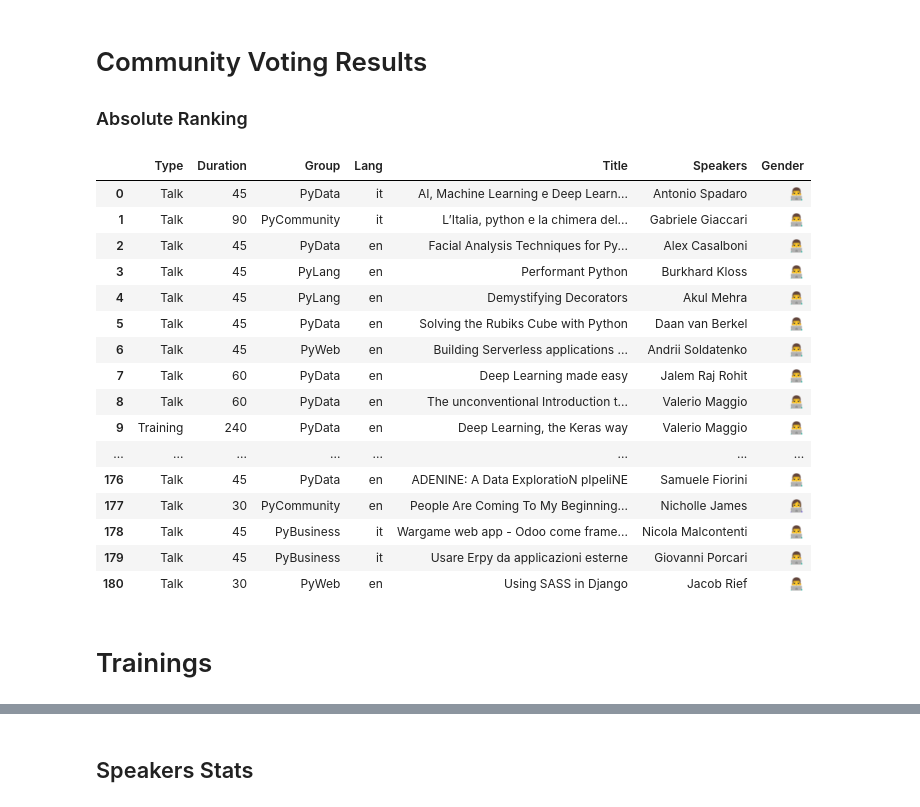
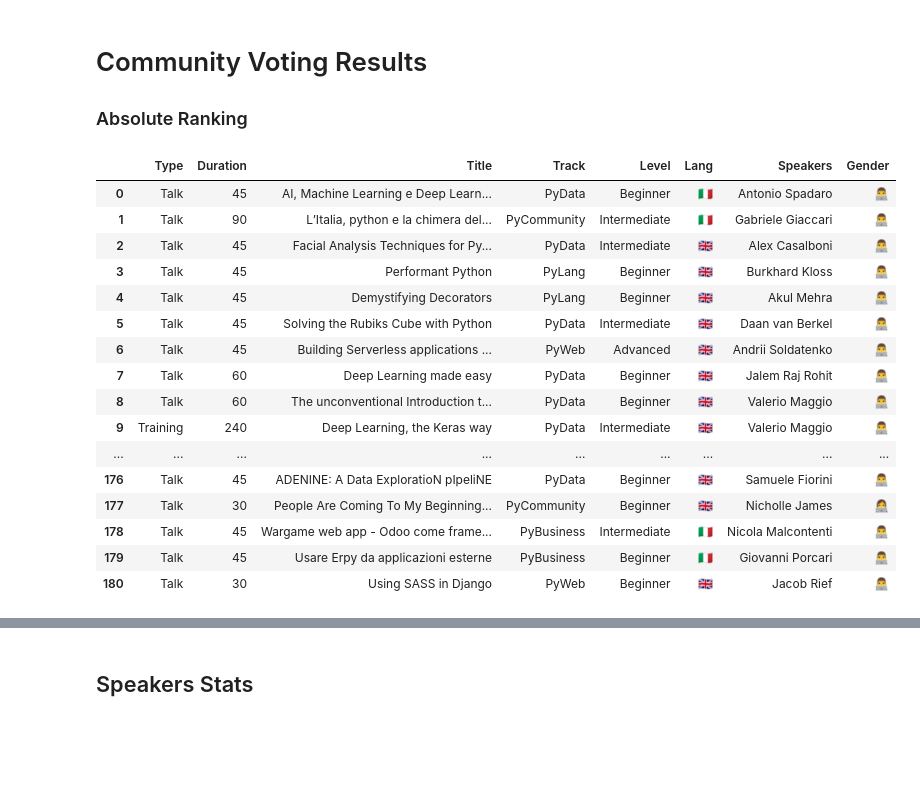
Before and after one commit to leriomaggio/pyconit-community-voting, a Jupyter notebook: Conference Talks Rankings.ipynb, the cells around one changed output, grey strips where cells are left out. Saved outputs shown, nothing was run; the diff lists cells and outputs as text; code cells hidden in the pictures; blank space fills up the shorter version.

Commit message:
News stats + Talk Level added

```diff
--- a/Conference Talks Rankings.ipynb
+++ b/Conference Talks Rankings.ipynb
@@ -12,34 +12,34 @@ import numpy as np
 ### Absolute Ranking
 # %%
 rankings = pd.read_csv('./ranking.txt', sep='~', skiprows=1, header=0)
-
 rankings.drop('TID', axis=1, inplace=True)
 rankings.drop('Idx', axis=1, inplace=True)
 
+union_jack = '\U0001F1EC\U0001F1E7'
+tricolore = '\U0001F1EE\U0001F1F9'
+
 rankings.Gender = rankings.Gender.apply(lambda g: '+'.join('\U0001f469\u200d\U0001f4bb' if l=='female' else '\U0001f468\u200d\U0001f4bb'
                                          for l in g.split(',')))
+rankings.Lang = rankings.Lang.apply(lambda l: union_jack if l=='en' else tricolore)
 pd.set_option('display.max_rows', rankings.index.size)
 pd.set_option('display.max_colwidth', 200)
 rankings
 # %% [output]
-|  | Type | Duration | Group | Lang | Title | Speakers | Gender |
-| 0 | Talk | 45 | PyData | it | AI, Machine Learning e Deep Learn... | Antonio Spadaro | 👨‍💻 |
-| 1 | Talk | 90 | PyCommunity | it | L’Italia, python e la chimera del... | Gabriele Giaccari | 👨‍💻 |
-| 2 | Talk | 45 | PyData | en | Facial Analysis Techniques for Py... | Alex Casalboni | 👨‍💻 |
-| 3 | Talk | 45 | PyLang | en | Performant Python | Burkhard Kloss | 👨‍💻 |
-| 4 | Talk | 45 | PyLang | en | Demystifying Decorators | Akul Mehra | 👨‍💻 |
-| 5 | Talk | 45 | PyData | en | Solving the Rubiks Cube with Python | Daan van Berkel | 👨‍💻 |
-| 6 | Talk | 45 | PyWeb | en | Building Serverless applications ... | Andrii Soldatenko | 👨‍💻 |
-| 7 | Talk | 60 | PyData | en | Deep Learning made easy | Jalem Raj Rohit | 👨‍💻 |
-| 8 | Talk | 60 | PyData | en | The unconventional Introduction t... | Valerio Maggio | 👨‍💻 |
-| 9 | Training | 240 | PyData | en | Deep Learning, the Keras way | Valerio Maggio | 👨‍💻 |
-| ... | ... | ... | ... | ... | ... | ... | ... |
-| 176 | Talk | 45 | PyData | en | ADENINE: A Data ExploratioN pIpeliNE | Samuele Fiorini | 👨‍💻 |
-| 177 | Talk | 30 | PyCommunity | en | People Are Coming To My Beginning... | Nicholle James | 👩‍💻 |
-| 178 | Talk | 45 | PyBusiness | it | Wargame web app - Odoo come frame... | Nicola Malcontenti | 👨‍💻 |
-| 179 | Talk | 45 | PyBusiness | it | Usare Erpy da applicazioni esterne | Giovanni Porcari | 👨‍💻 |
-| 180 | Talk | 30 | PyWeb | en | Using SASS in Django | Jacob Rief | 👨‍💻 |
+|  | Type | Duration | Title | Track | Level | Lang | Speakers | Gender |
+| 0 | Talk | 45 | AI, Machine Learning e Deep Learn... | PyData | Beginner | 🇮🇹 | Antonio Spadaro | 👨‍💻 |
+| 1 | Talk | 90 | L’Italia, python e la chimera del... | PyCommunity | Intermediate | 🇮🇹 | Gabriele Giaccari | 👨‍💻 |
+| 2 | Talk | 45 | Facial Analysis Techniques for Py... | PyData | Intermediate | 🇬🇧 | Alex Casalboni | 👨‍💻 |
+| 3 | Talk | 45 | Performant Python | PyLang | Beginner | 🇬🇧 | Burkhard Kloss | 👨‍💻 |
+| 4 | Talk | 45 | Demystifying Decorators | PyLang | Beginner | 🇬🇧 | Akul Mehra | 👨‍💻 |
+| 5 | Talk | 45 | Solving the Rubiks Cube with Python | PyData | Intermediate | 🇬🇧 | Daan van Berkel | 👨‍💻 |
+| 6 | Talk | 45 | Building Serverless applications ... | PyWeb | Advanced | 🇬🇧 | Andrii Soldatenko | 👨‍💻 |
+| 7 | Talk | 60 | Deep Learning made easy | PyData | Beginner | 🇬🇧 | Jalem Raj Rohit | 👨‍💻 |
+| 8 | Talk | 60 | The unconventional Introduction t... | PyData | Beginner | 🇬🇧 | Valerio Maggio | 👨‍💻 |
+| 9 | Training | 240 | Deep Learning, the Keras way | PyData | Intermediate | 🇬🇧 | Valerio Maggio | 👨‍💻 |
+| ... | ... | ... | ... | ... | ... | ... | ... | ... |
+| 176 | Talk | 45 | ADENINE: A Data ExploratioN pIpeliNE | PyData | Beginner | 🇬🇧 | Samuele Fiorini | 👨‍💻 |
+| 177 | Talk | 30 | People Are Coming To My Beginning... | PyCommunity | Beginner | 🇬🇧 | Nicholle James | 👩‍💻 |
+| 178 | Talk | 45 | Wargame web app - Odoo come frame... | PyBusiness | Intermediate | 🇮🇹 | Nicola Malcontenti | 👨‍💻 |
+| 179 | Talk | 45 | Usare Erpy da applicazioni esterne | PyBusiness | Beginner | 🇮🇹 | Giovanni Porcari | 👨‍💻 |
+| 180 | Talk | 30 | Using SASS in Django | PyWeb | Beginner | 🇬🇧 | Jacob Rief | 👨‍💻 |
-# %% [markdown]
-<a name="trainings"></a>
-# Trainings
 # %%
```
Also changed, not shown: parts of 37 cells of this notebook, 2 other files.
